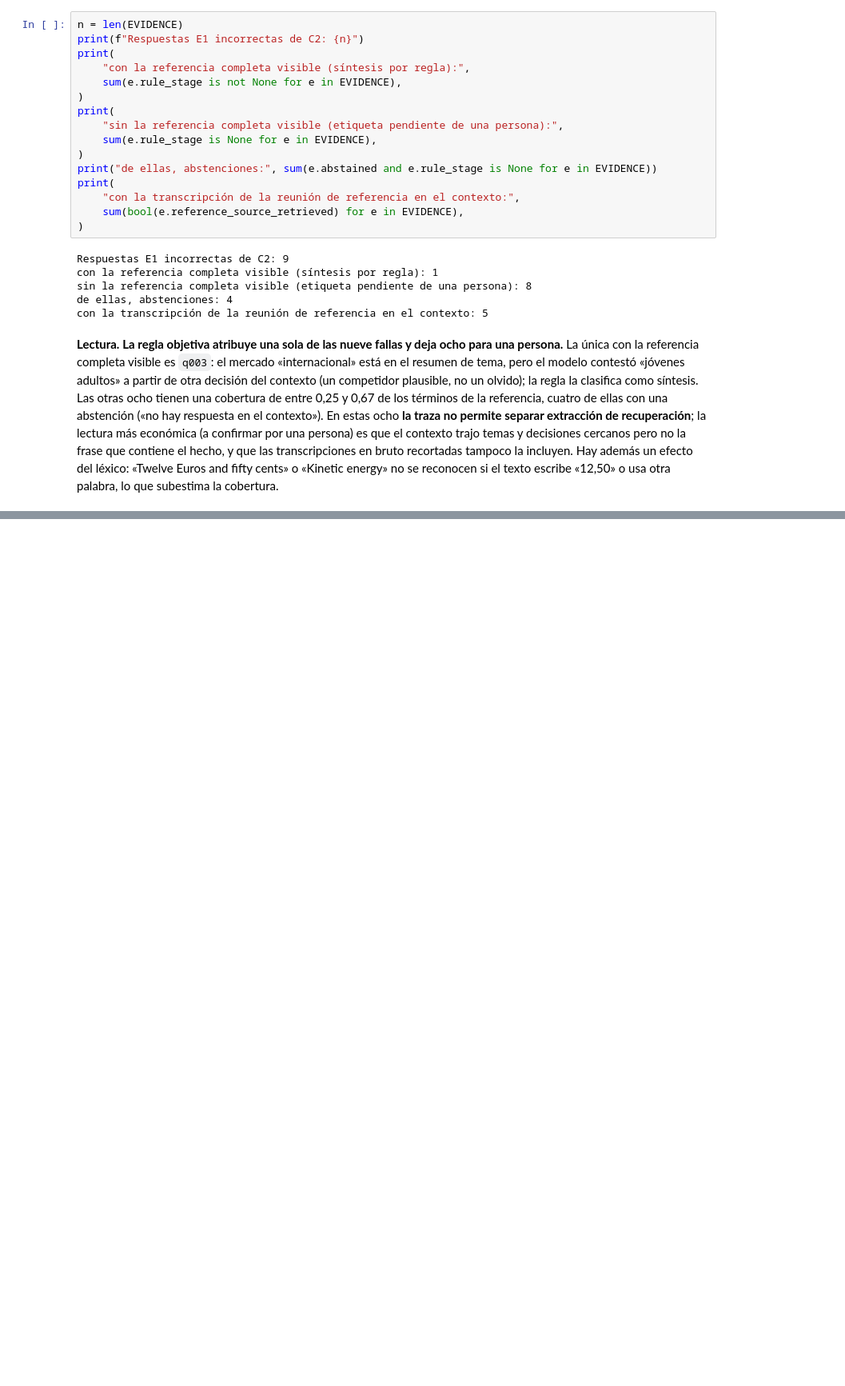
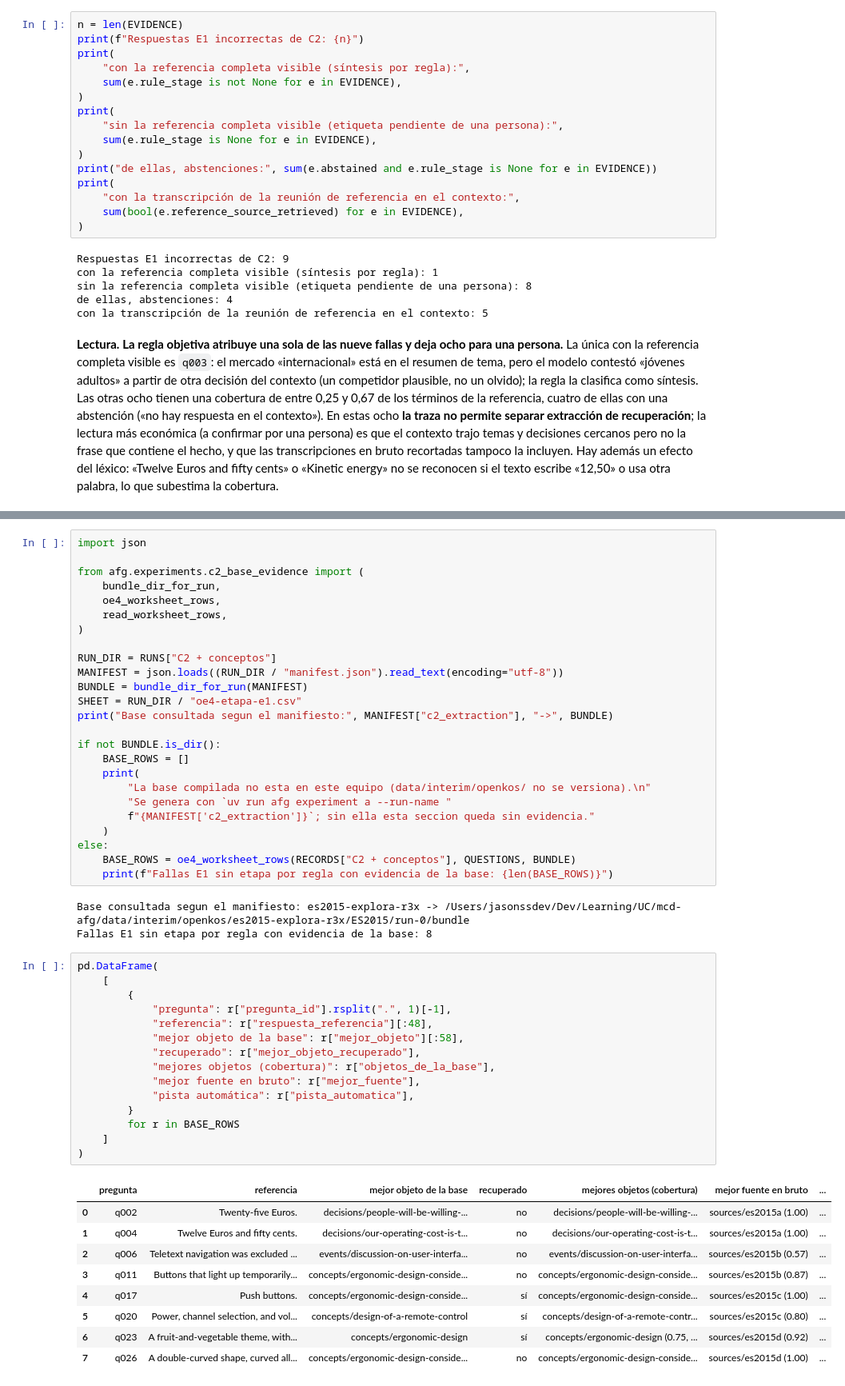
Before and after one commit to jasonssdev/mcd-afg, a Jupyter notebook: notebooks/16-jss-c2-fuentes-e1.ipynb, the cells around one changed output, grey strips where cells are left out. Shown at 80% size. Drawn from its saved outputs; the diff is of its cells as text; blank space fills up the shorter version.

```diff
--- a/notebooks/16-jss-c2-fuentes-e1.ipynb
+++ b/notebooks/16-jss-c2-fuentes-e1.ipynb
@@ -356,0 +381,53 @@ usa otra palabra, lo que subestima la cobertura.
+# %%
+import json
+
+from afg.experiments.c2_base_evidence import (
+    bundle_dir_for_run,
+    oe4_worksheet_rows,
+    read_worksheet_rows,
+)
+
+RUN_DIR = RUNS["C2 + conceptos"]
+MANIFEST = json.loads((RUN_DIR / "manifest.json").read_text(encoding="utf-8"))
+BUNDLE = bundle_dir_for_run(MANIFEST)
+SHEET = RUN_DIR / "oe4-etapa-e1.csv"
+print("Base consultada segun el manifiesto:", MANIFEST["c2_extraction"], "->", BUNDLE)
+
+if not BUNDLE.is_dir():
+    BASE_ROWS = []
+    print(
+        "La base compilada no esta en este equipo (data/interim/openkos/ no se versiona).\n"
+        "Se genera con `uv run afg experiment a --run-name "
+        f"{MANIFEST['c2_extraction']}`; sin ella esta seccion queda sin evidencia."
+    )
+else:
+    BASE_ROWS = oe4_worksheet_rows(RECORDS["C2 + conceptos"], QUESTIONS, BUNDLE)
+    print(f"Fallas E1 sin etapa por regla con evidencia de la base: {len(BASE_ROWS)}")
+# %% [output]
+Base consultada segun el manifiesto: es2015-explora-r3x -> /Users/jasonssdev/Dev/Learning/UC/mcd-afg/data/interim/openkos/es2015-explora-r3x/ES2015/run-0/bundle
+Fallas E1 sin etapa por regla con evidencia de la base: 8
+# %%
+pd.DataFrame(
+    [
+        {
+            "pregunta": r["pregunta_id"].rsplit(".", 1)[-1],
+            "referencia": r["respuesta_referencia"][:48],
+            "mejor objeto de la base": r["mejor_objeto"][:58],
+            "recuperado": r["mejor_objeto_recuperado"],
+            "mejores objetos (cobertura)": r["objetos_de_la_base"],
+            "mejor fuente en bruto": r["mejor_fuente"],
+            "pista automática": r["pista_automatica"],
+        }
+        for r in BASE_ROWS
+    ]
+)
+# %% [output]
+|  | pregunta | referencia | mejor objeto de la base | recuperado | mejores objetos (cobertura) | mejor fuente en bruto | ... |
+| 0 | q002 | Twenty-five Euros. | decisions/people-will-be-willing-... | no | decisions/people-will-be-willing-... | sources/es2015a (1.00) | ... |
+| 1 | q004 | Twelve Euros and fifty cents. | decisions/our-operating-cost-is-t... | no | decisions/our-operating-cost-is-t... | sources/es2015a (1.00) | ... |
+| 2 | q006 | Teletext navigation was excluded ... | events/discussion-on-user-interfa... | no | events/discussion-on-user-interfa... | sources/es2015b (0.57) | ... |
+| 3 | q011 | Buttons that light up temporarily... | concepts/ergonomic-design-conside... | no | concepts/ergonomic-design-conside... | sources/es2015b (0.87) | ... |
+| 4 | q017 | Push buttons. | concepts/ergonomic-design-conside... | sí | concepts/ergonomic-design-conside... | sources/es2015c (1.00) | ... |
+| 5 | q020 | Power, channel selection, and vol... | concepts/design-of-a-remote-control | sí | concepts/design-of-a-remote-contr... | sources/es2015c (0.80) | ... |
+| 6 | q023 | A fruit-and-vegetable theme, with... | concepts/ergonomic-design | sí | concepts/ergonomic-design (0.75, ... | sources/es2015d (0.92) | ... |
+| 7 | q026 | A double-curved shape, curved all... | concepts/ergonomic-design-conside... | no | concepts/ergonomic-design-conside... | sources/es2015d (1.00) | ... |
```
Also changed, not shown: parts of 6 cells of this notebook, 4 other files.
